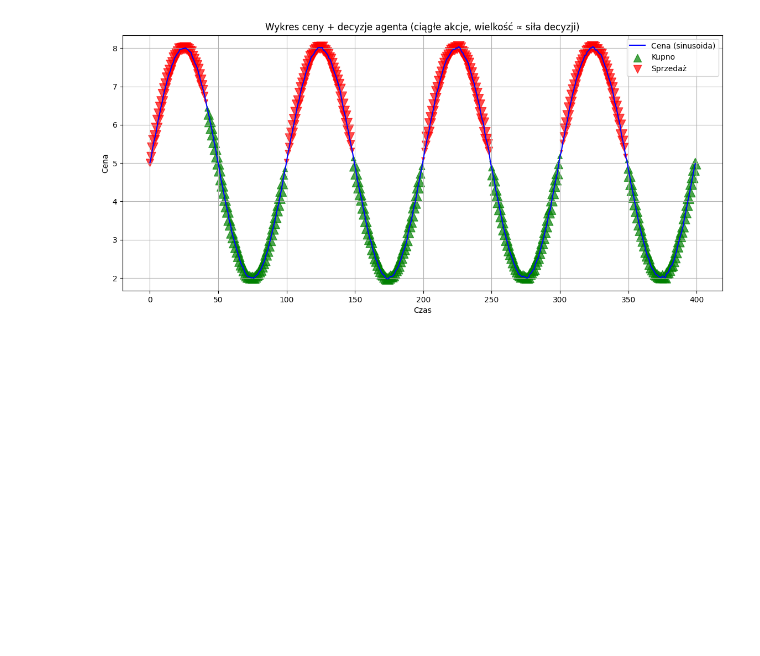
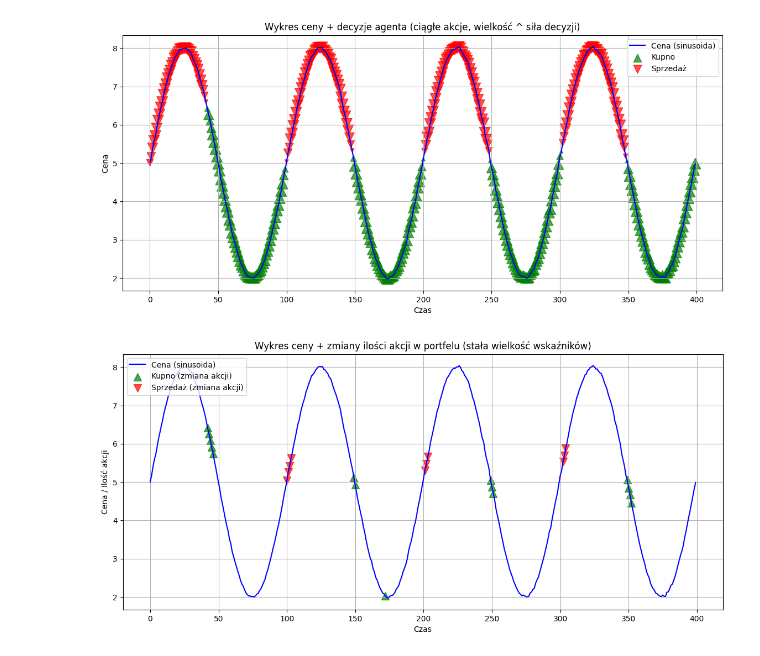
Before and after one commit to MateuszOrt/Forecasting, a Jupyter notebook: src/reinforcement_learning/notebook_1.ipynb, the cells around one changed output. Cells and saved outputs as stored; diff of their text form; code cells hidden in the pictures; blank space fills up the shorter version.

```diff
--- a/src/reinforcement_learning/notebook_1.ipynb
+++ b/src/reinforcement_learning/notebook_1.ipynb
@@ -189,3 +190,7 @@ Krok: 400|Cena: 4.99|Gotówka: 0.81|Akcje: 25|Wartość portfela: 125.45|
 results_plot_continuous(env_predict=env_predict, prices=prices)
 # %% [output]
 [figure]
+# %%
+plot_shares_changes_fixed_size(lista, prices)
+# %% [output]
+[figure, added]
```
Also changed, not shown: parts of 5 cells of this notebook, 7 other files.
